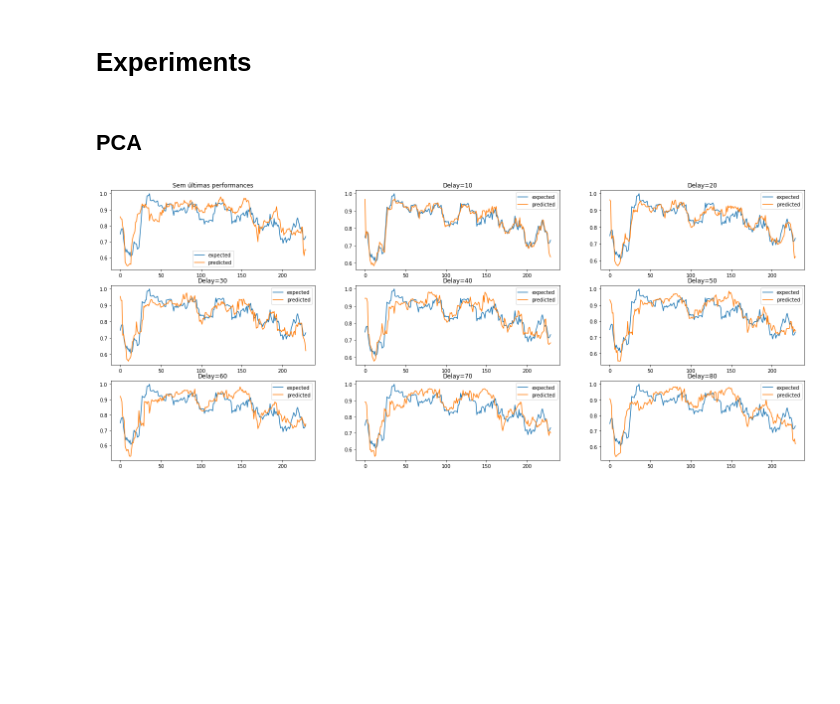
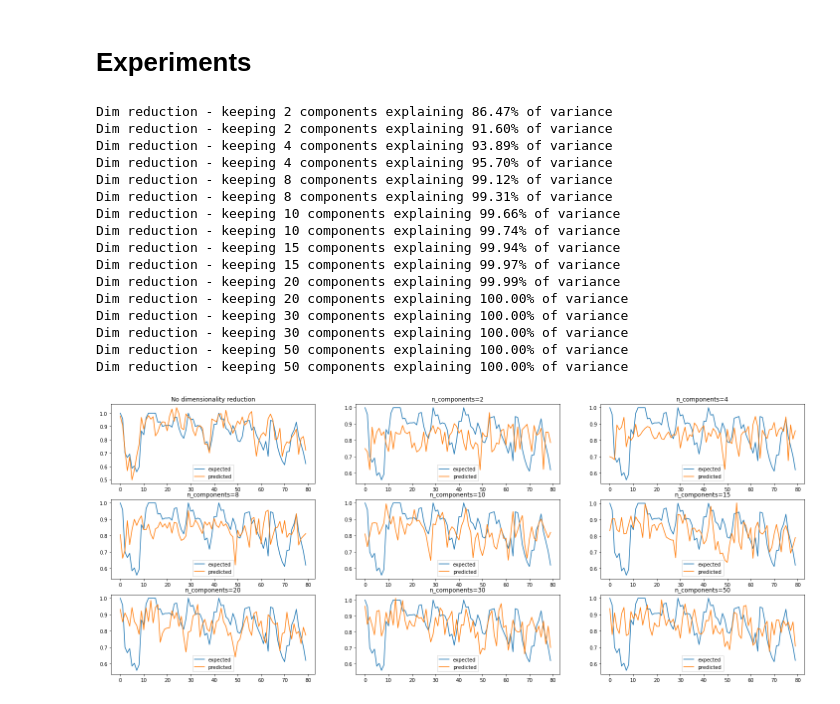
Before and after one commit to feamelo/drift-meta-learning, a Jupyter notebook: src/experiments/PCA.ipynb, the cells around one changed output. Cells and saved outputs as stored; diff of their text form; code cells hidden in the pictures; blank space fills up the shorter version.

```diff
--- a/src/experiments/PCA.ipynb
+++ b/src/experiments/PCA.ipynb
@@ -72,6 +71,6 @@ meta_model_hyperparams = [{'num_leaves': 21, 'max_depth': depth} for depth in ra
 # %%
 base_model = Model(basis_model=RandomForestClassifier, hyperparameters={'max_depth': 6, 'warm_start': True, 'min_samples_split': 0.05})
-meta_model = Model(basis_model=ltb.LGBMRegressor, hyperparameters=meta_model_hyperparams)
+meta_model = Model(basis_model=ltb.LGBMRegressor, hyperparameters={'num_leaves': 21, 'max_depth': 5})
 
 learner = MetaLearner(
     base_model=base_model,
@@ -80,6 +79,8 @@ learner = MetaLearner(
     eta=ETA,
     step=STEP,
     known_target_window_size=KNOWN_TARGET_WINDOW_SIZE,
+    pca_n_components=None,
+    verbose=True,
     )
 
 learner.offline_stage(offline_df)
@@ -117,22 +91,36 @@ def offline_train(update_params):
-# %% [markdown]
-## PCA
 # %%
 fig = plt.figure(figsize=(25, 10))
-delays = range(1, 9)
+n_components = [2, 4, 8, 10, 15, 20, 30, 50]
 results = []
 
-update_params={'last_scores_delay': 0, 'last_scores_n_shifts': 0, 'meta_label_metric': 'precision' }
-y_true, y_pred = offline_train(update_params)
-result = plot_results(y_true, y_pred, title='Sem últimas performances', idx=0)
-result['delay'] = 'N/A'
+update_params={'pca_n_components': None}
+y_true, y_pred = offline_train(update_params, learner, validation_base)
+result = plot_results(y_true, y_pred, title='No dimensionality reduction', idx=0)
+result['n_components'] = 'N/A'
 results.append(result)
 
-for idx, delay in enumerate(delays):
-    update_params={'last_scores_delay': delay, 'last_scores_n_shifts': 10, 'meta_label_metric': 'precision' }
-    y_true, y_pred = offline_train(update_params)
-    result = plot_results(y_true, y_pred, title=f"Delay={delay * STEP}", idx=idx+1)
-    result['delay'] = delay * STEP
+for idx, n in enumerate(n_components):
+    update_params={'pca_n_components': n}
+    y_true, y_pred = offline_train(update_params, learner, validation_base)
+    result = plot_results(y_true, y_pred, title=f"n_components={n}", idx=idx+1)
+    result['n_components'] = n
     results.append(result)
 # %% [output]
+Dim reduction - keeping 2 components explaining 86.47% of variance
+Dim reduction - keeping 2 components explaining 91.60% of variance
+Dim reduction - keeping 4 components explaining 93.89% of variance
+Dim reduction - keeping 4 components explaining 95.70% of variance
+Dim reduction - keeping 8 components explaining 99.12% of variance
+Dim reduction - keeping 8 components explaining 99.31% of variance
+Dim reduction - keeping 10 components explaining 99.66% of variance
+Dim reduction - keeping 10 components explaining 99.74% of variance
+Dim reduction - keeping 15 components explaining 99.94% of variance
+Dim reduction - keeping 15 components explaining 99.97% of variance
+Dim reduction - keeping 20 components explaining 99.99% of variance
+Dim reduction - keeping 20 components explaining 100.00% of variance
+Dim reduction - keeping 30 components explaining 100.00% of variance
+Dim reduction - keeping 30 components explaining 100.00% of variance
+Dim reduction - keeping 50 components explaining 100.00% of variance
+Dim reduction - keeping 50 components explaining 100.00% of variance
-[figure, old version]
+[figure, new version]
 # %%
```
Also changed, not shown: parts of 5 cells of this notebook, 3 other files.
